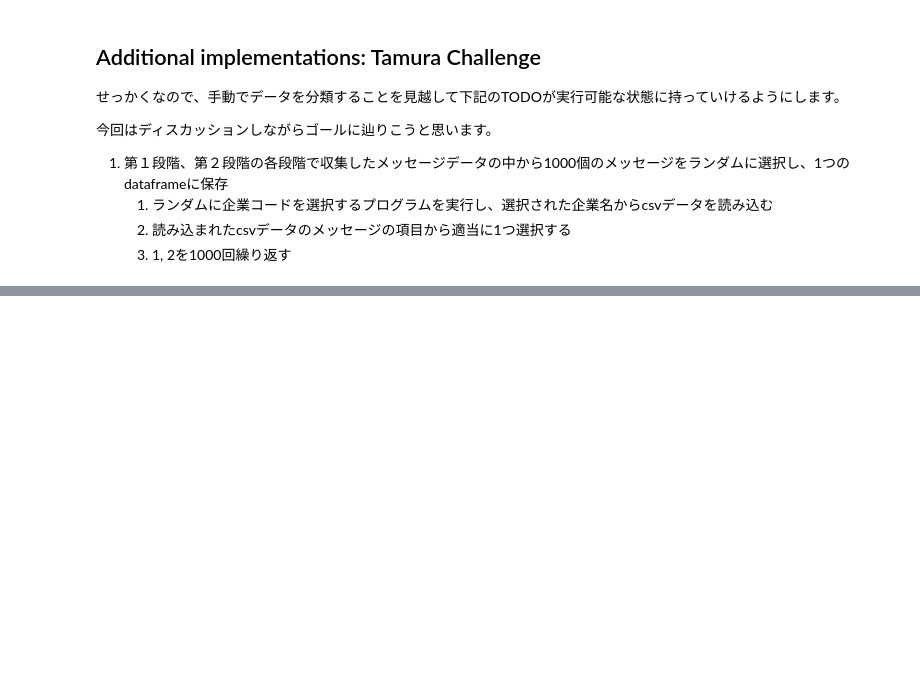
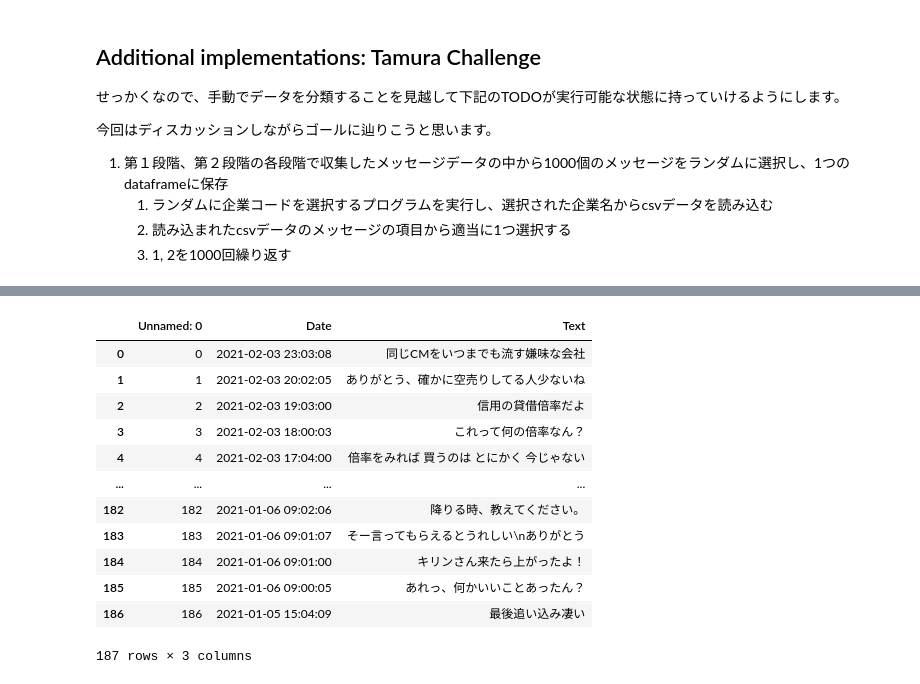
Before and after one commit to tamtam-fitness/KawaseSeminarProgrammingMaterials, a Jupyter notebook: Kawase Seminar06/KawaseSeminar06_2.ipynb, the cells around one changed output, grey strips where cells are left out. Saved outputs shown, nothing was run; the diff lists cells and outputs as text; code cells hidden in the pictures; blank space fills up the shorter version.

```diff
--- a/Kawase Seminar06/KawaseSeminar06_2.ipynb
+++ b/Kawase Seminar06/KawaseSeminar06_2.ipynb
@@ -200,0 +349,19 @@ https://github.com/Densuke-fitness
+# %%
+DIR = "/content/TODO/Kawase Seminar06/todo-data"
+
+import pandas as pd
+pd.read_csv(DIR+"/data1.csv")
+# %% [output]
+|  | Unnamed: 0 | Date | Text |
+| 0 | 0 | 2021-02-03 23:03:08 | 同じCMをいつまでも流す嫌味な会社 |
+| 1 | 1 | 2021-02-03 20:02:05 | ありがとう、確かに空売りしてる人少ないね |
+| 2 | 2 | 2021-02-03 19:03:00 | 信用の貸借倍率だよ |
+| 3 | 3 | 2021-02-03 18:00:03 | これって何の倍率なん？ |
+| 4 | 4 | 2021-02-03 17:04:00 | 倍率をみれば 買うのは とにかく 今じゃない |
+| ... | ... | ... | ... |
+| 182 | 182 | 2021-01-06 09:02:06 | 降りる時、教えてください。 |
+| 183 | 183 | 2021-01-06 09:01:07 | そー言ってもらえるとうれしい\nありがとう |
+| 184 | 184 | 2021-01-06 09:01:00 | キリンさん来たら上がったよ！ |
+| 185 | 185 | 2021-01-06 09:00:05 | あれっ、何かいいことあったん？ |
+| 186 | 186 | 2021-01-05 15:04:09 | 最後追い込み凄い |
+187 rows × 3 columns
```
Also changed, not shown: parts of 20 cells of this notebook, 1 other file.
